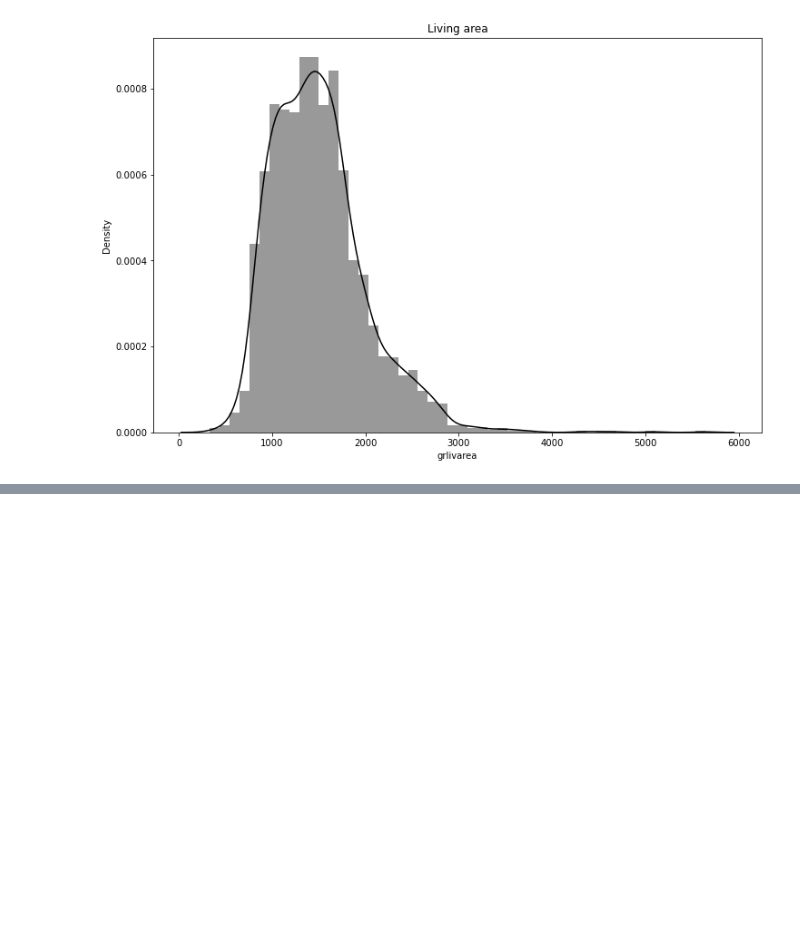
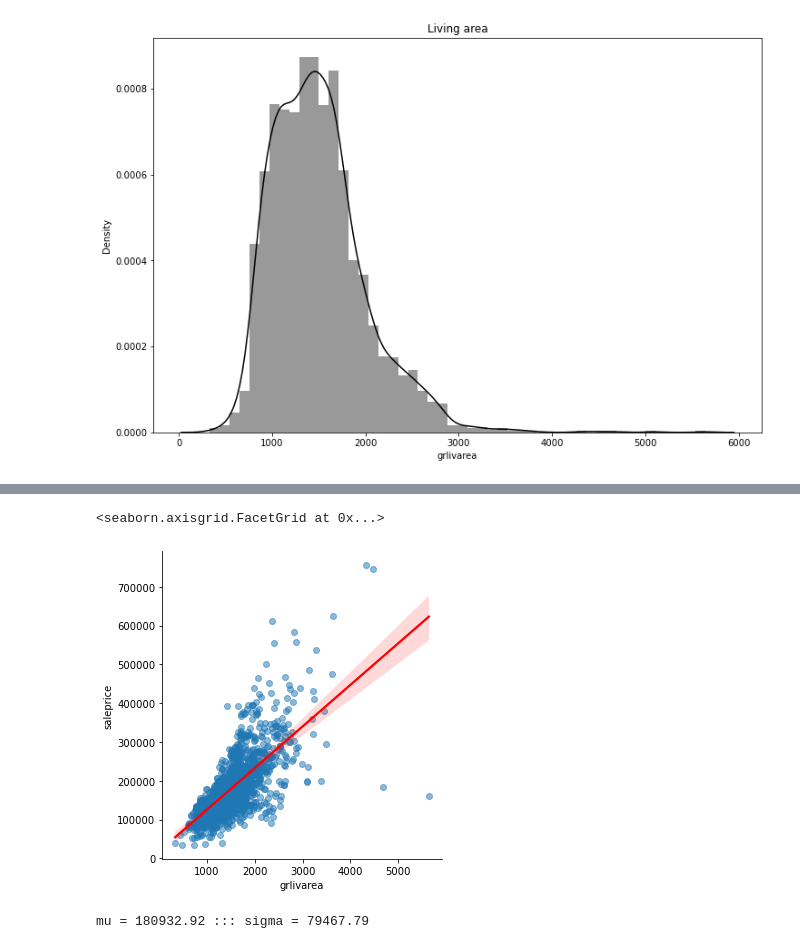
Before and after one commit to ViniciusHolanda001/House_Prices, a Jupyter notebook: notebook/eda_house_prices.ipynb, the cells around one changed output, grey strips where cells are left out. Saved outputs shown, nothing was run; the diff lists cells and outputs as text; code cells hidden in the pictures; blank space fills up the shorter version.

```diff
--- a/notebook/eda_house_prices.ipynb
+++ b/notebook/eda_house_prices.ipynb
@@ -253,0 +298,13 @@ sns.scatterplot(data = df_concat,
+# %%
+sns.lmplot(x ='grlivarea', y ='saleprice', data = df_concat,scatter_kws={'alpha':0.5},line_kws={'color':'red'} )
+# %% [output]
+<seaborn.axisgrid.FacetGrid at 0x...>
+[figure, added]
+# %%
+mu = df_concat['saleprice'].mean()
+count_saleprice = df_concat['saleprice'].count()
+somatoria = [((x - mu)**2) for x in df_concat['saleprice'] if not np.isnan(x)]
+sigma = math.sqrt(sum(somatoria) / count_saleprice)
+print(f"mu = {mu:.2f} ::: sigma = {sigma:.2f}")
+# %% [output]
+mu = 180932.92 ::: sigma = 79467.79
```
Also changed, not shown: parts of 7 cells of this notebook.
